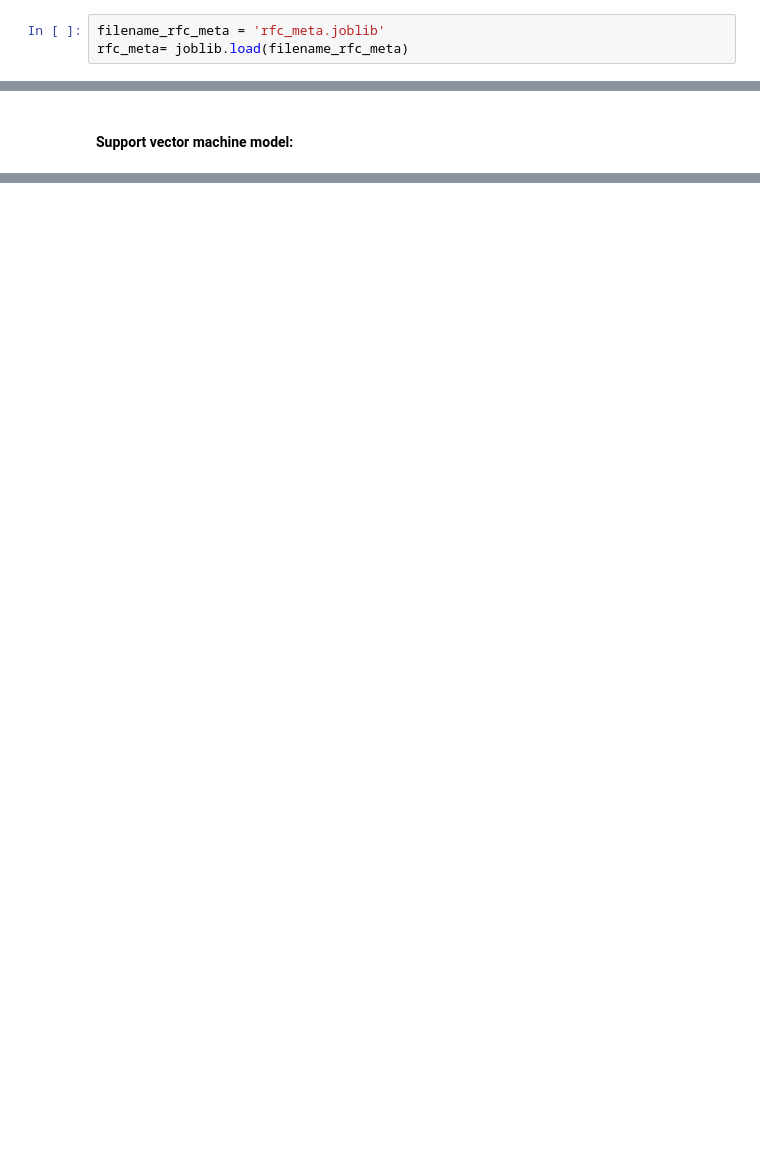
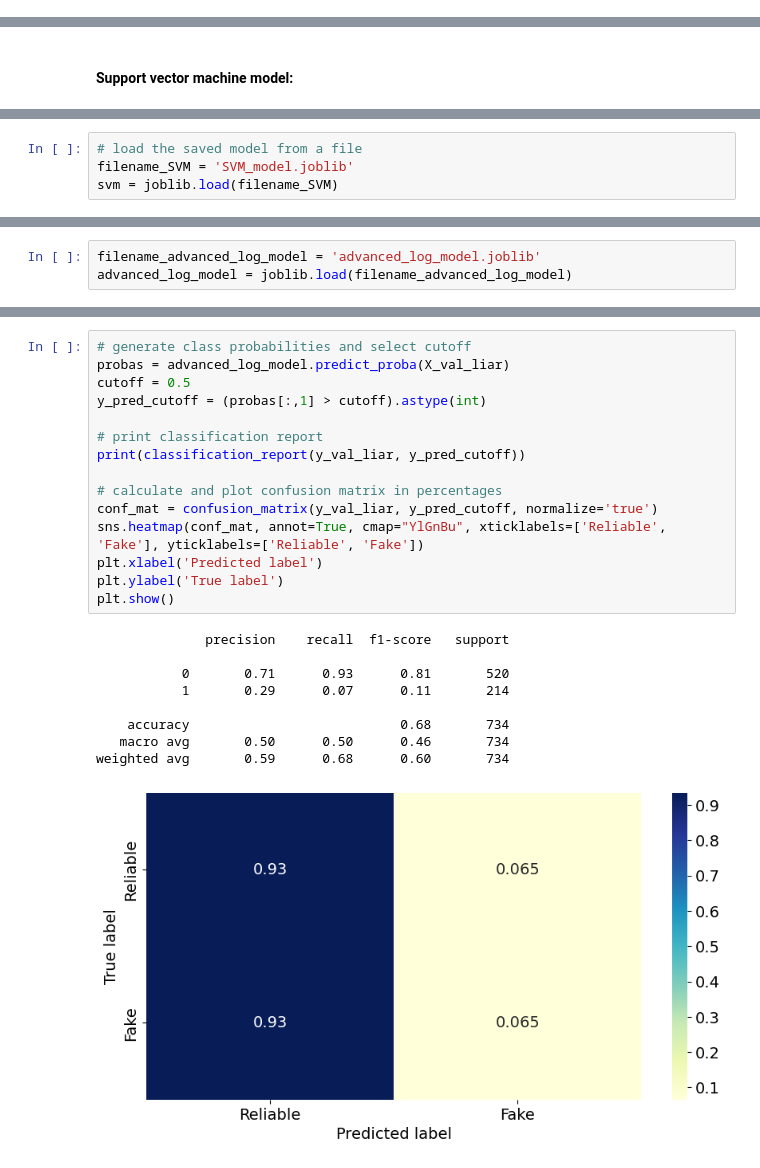
Before and after one commit to Simoerk/FinalProjectDS, a Jupyter notebook: FinalProjectDS-workingcopy.ipynb, the cells around one changed output, grey strips where cells are left out. Drawn from its saved outputs; the diff is of its cells as text; blank space fills up the shorter version.

Commit message:
All should work, excpet predict for gauss

```diff
--- a/FinalProjectDS-workingcopy.ipynb
+++ b/FinalProjectDS-workingcopy.ipynb
@@ -966,3 +984,0 @@ Accuracy: 0.58916754828137
-# %%
-filename_rfc_meta = 'rfc_meta.joblib'
-rfc_meta= joblib.load(filename_rfc_meta)
@@ -1016 +1023,5 @@ NameError: name 'svm' is not defined
+# %%
+# load the saved model from a file
+filename_SVM = 'SVM_model.joblib'
+svm = joblib.load(filename_SVM)
 # %%
@@ -1210,0 +1129,3 @@ print(acc_gauss_best_liar)
+# %%
+filename_advanced_log_model = 'advanced_log_model.joblib'
+advanced_log_model = joblib.load(filename_advanced_log_model)
@@ -1210,0 +1157,25 @@ print(acc_gauss_best_liar)
+# %%
+# generate class probabilities and select cutoff
+probas = advanced_log_model.predict_proba(X_val_liar)
+cutoff = 0.5
+y_pred_cutoff = (probas[:,1] > cutoff).astype(int)
+
+# print classification report
+print(classification_report(y_val_liar, y_pred_cutoff))
+
+# calculate and plot confusion matrix in percentages
+conf_mat = confusion_matrix(y_val_liar, y_pred_cutoff, normalize='true')
+sns.heatmap(conf_mat, annot=True, cmap="YlGnBu", xticklabels=['Reliable', 'Fake'], yticklabels=['Reliable', 'Fake'])
+plt.xlabel('Predicted label')
+plt.ylabel('True label')
+plt.show()
+# %% [output]
+              precision    recall  f1-score   support
+
+           0       0.71      0.93      0.81       520
+           1       0.29      0.07      0.11       214
+
+    accuracy                           0.68       734
+   macro avg       0.50      0.50      0.46       734
+weighted avg       0.59      0.68      0.60       734
+[figure, added]
```
Also changed, not shown: parts of 68 cells of this notebook.
